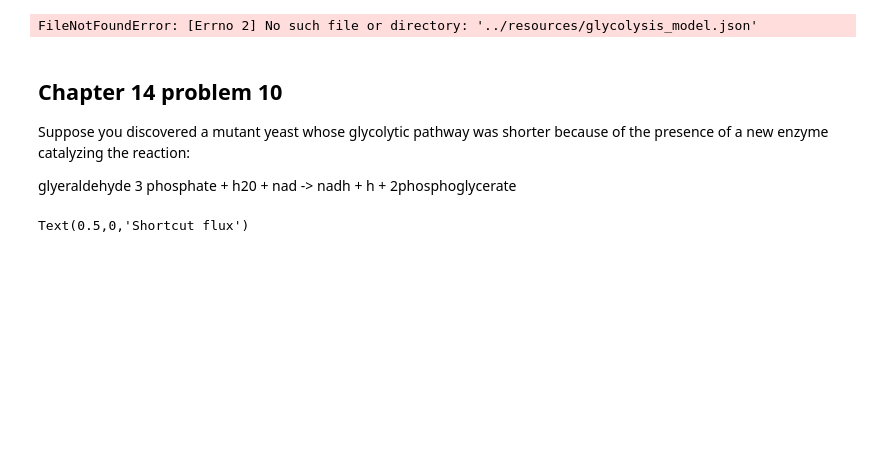
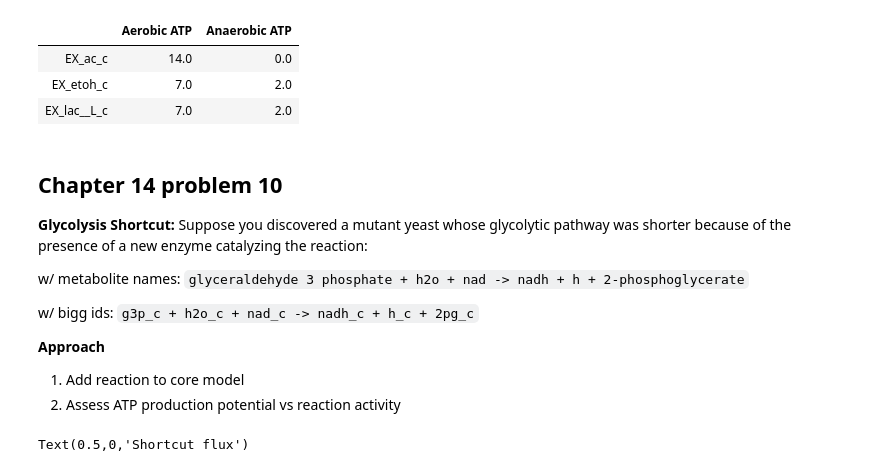
Before and after one commit to coltonlloyd/beng_213, a Jupyter notebook: beng213/completed_exercises/Exercise 3 - Solving homework problems.ipynb, the cells around one changed output. Cells and saved outputs as stored; diff of their text form; code cells hidden in the pictures; blank space fills up the shorter version.

```diff
--- a/beng213/completed_exercises/Exercise 3 - Solving homework problems.ipynb
+++ b/beng213/completed_exercises/Exercise 3 - Solving homework problems.ipynb
@@ -20,7 +27,7 @@ ecoli = cobra.io.load_json_model('../resources/iML1515.json')
 
 glycolysis.reactions.EX_glc__D_c.lower_bound = -1
 glycolysis.reactions.EX_o2_c.lower_bound = -1000
-#glycolysis.reactions.pyr_to_ATP.knock_out()
+glycolysis.reactions.pyr_to_ATP.knock_out()
 
 # add ethanol fermentation
 glycolysis.add_reaction(ecoli.reactions.ALCD2x)
@@ -35,15 +42,39 @@ for r_id, r in {'EX_ac_c': 'ac_c -> ', 'EX_etoh_c': 'etoh_c -> ', 'PYRDC': 'h_c
     r_obj = cobra.Reaction(r_id)
     glycolysis.add_reaction(r_obj)
     r_obj.build_reaction_from_string(r)
-# %% [output]
-FileNotFoundError: [Errno 2] No such file or directory: '../resources/glycolysis_model.json'
+# %%
+import pandas as pd
+df = pd.DataFrame()
+glycolysis.reactions.EX_ac_c.knock_out()
+glycolysis.reactions.EX_lac__L_c.knock_out()
+glycolysis.reactions.EX_etoh_c.knock_out()
+for ferm in ['EX_ac_c', 'EX_etoh_c', 'EX_lac__L_c']:
+    glycolysis.reactions.get_by_id(ferm).upper_bound = 1000
+
+    glycolysis.objective = 'ATPM'
+    df.loc[ferm, 'Aerobic ATP'] = glycolysis.optimize().objective_value
+
+    glycolysis.reactions.EX_o2_c.lower_bound = 0
+    df.loc[ferm, 'Anaerobic ATP'] = glycolysis.optimize().objective_value
+    glycolysis.reactions.EX_o2_c.lower_bound = -1000
+    glycolysis.reactions.get_by_id(ferm).upper_bound = 0
+df
+# %% [output]
+|  | Aerobic ATP | Anaerobic ATP |
+| EX_ac_c | 14.0 | 0.0 |
+| EX_etoh_c | 7.0 | 2.0 |
+| EX_lac__L_c | 7.0 | 2.0 |
 # %% [markdown]
 ## Chapter 14 problem 10
-Suppose you discovered a mutant
-yeast whose glycolytic pathway was shorter because of
-the presence of a new enzyme catalyzing the reaction:
+**Glycolysis Shortcut:** Suppose you discovered a mutant yeast whose glycolytic pathway was shorter because of the presence of a new enzyme catalyzing the reaction:
 
-glyeraldehyde 3 phosphate + h20 + nad -> nadh + h + 2phosphoglycerate
+w/ metabolite names: `glyceraldehyde 3 phosphate + h2o + nad -> nadh + h + 2-phosphoglycerate`
+
+w/ bigg ids: `g3p_c + h2o_c + nad_c -> nadh_c + h_c + 2pg_c`
+
+**Approach**
+1. Add reaction to core model
+2. Assess ATP production potential vs reaction activity
 # %%
 # Load Model
 model = cobra.io.load_json_model('../resources/core_model.json')
```
Also changed, not shown: parts of 15 cells of this notebook.
